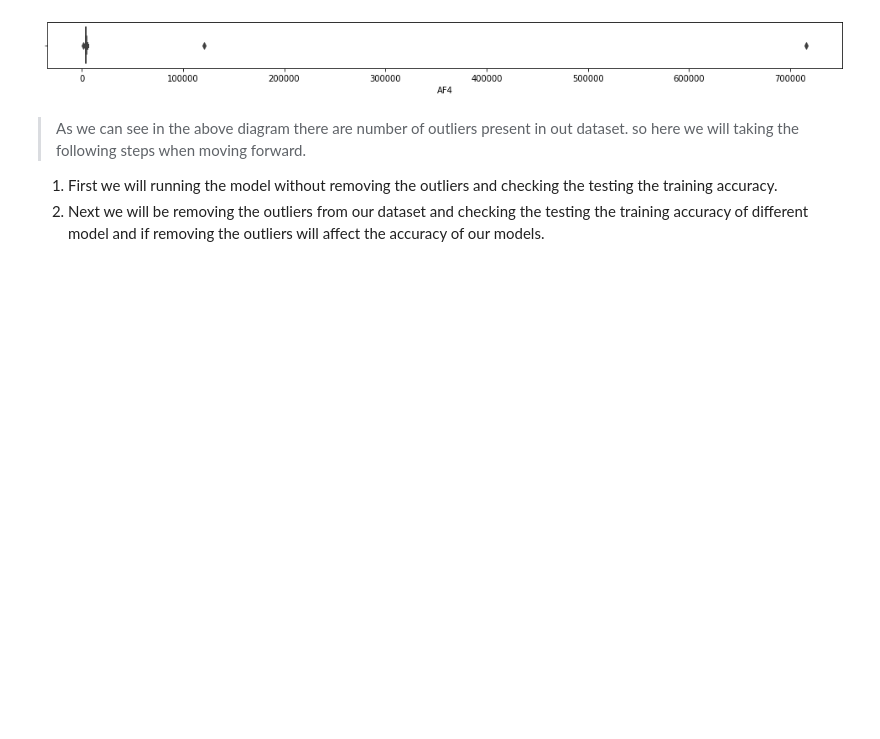
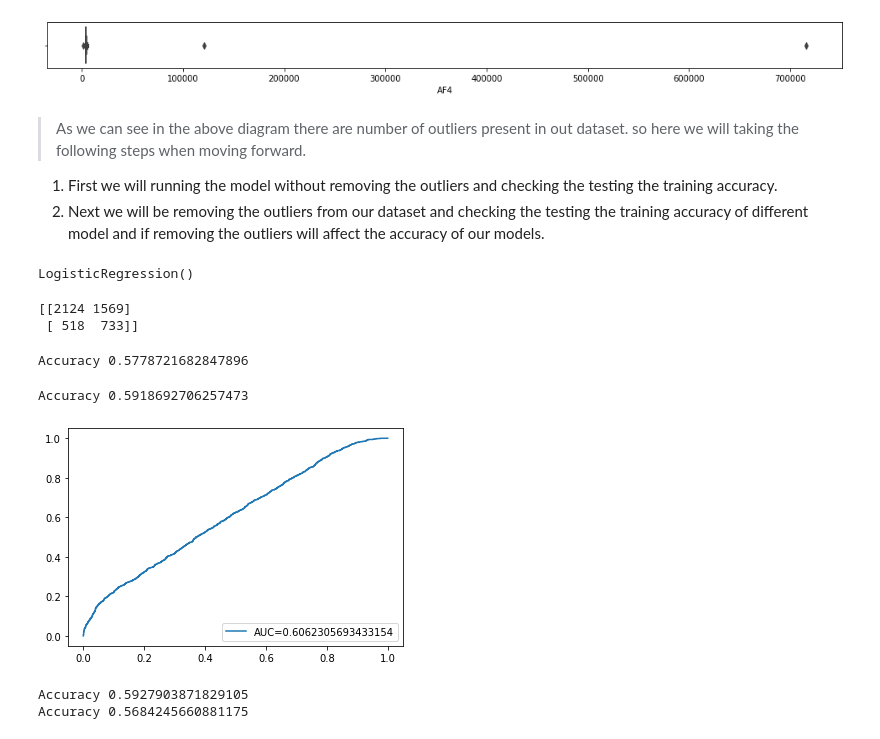
Before and after one commit to mahii6991/Kaggle_Projects, a Jupyter notebook: eeg-dataset-for-classification.ipynb, the cells around one changed output. Saved outputs shown, nothing was run; the diff lists cells and outputs as text; code cells hidden in the pictures; blank space fills up the shorter version.

Commit message:
Kaggle Notebook | EEG Dataset for classification | Version 4

```diff
--- a/eeg-dataset-for-classification.ipynb
+++ b/eeg-dataset-for-classification.ipynb
@@ -161,3 +186,20 @@ for column in data_1:
 > As we can see in the above diagram there are number of outliers present in out dataset. so here we will taking the following steps when moving forward.
 1. First we will running the model without removing the outliers and checking the testing the training accuracy.
 2.  Next we will be removing the outliers from our dataset and checking the testing the training accuracy of different model and if removing the outliers will affect the accuracy of our models.
+# %%
+#creating the training and testing samples of the dataset
+X = data_1.copy()
+y = df['eyeDetection'].copy()
+# %%
+from sklearn.model_selection import train_test_split
+from sklearn.preprocessing import StandardScaler
+from sklearn.linear_model import LogisticRegression
+#splitting the dataset into the testing and the training form
+X_train, X_test, y_train, y_test = train_test_split(StandardScaler().fit_transform(X), y, test_size=0.33, random_state=42)
+# %%
+#loading the model
+Mymodel = LogisticRegression()
+
+Mymodel.fit(X_train,y_train)
+# %% [output]
+LogisticRegression()
@@ -163,0 +213,23 @@ for column in data_1:
+# %%
+print(Myconfusion)
+# %% [output]
+[[2124 1569]
+ [ 518  733]]
+# %%
+print("Accuracy",metrics.accuracy_score(y_pred,y_test)) #this is fro the testing accuracy.
+# %% [output]
+Accuracy 0.5778721682847896
+# %%
+print("Accuracy",metrics.accuracy_score(Mymodel.predict(X_train),y_train)) ##this is for the training accuracy.
+# %% [output]
+Accuracy 0.5918692706257473
+# %%
+#now here we will be trying to plot the ROC curve
+ypred_prob = Mymodel.predict_proba(X_test)[::,1]
+fpr, tpr, _ = metrics.roc_curve(y_test,  ypred_prob)
+auc = metrics.roc_auc_score(y_test, ypred_prob)
+plt.plot(fpr,tpr,label="AUC="+str(auc))
+plt.legend(loc=4)
+plt.show()
+# %% [output]
+[figure, added]
@@ -163,0 +249,6 @@ for column in data_1:
+# %%
+print("Accuracy",metrics.accuracy_score(Mymodel.predict(X_train_scale),y_train)) ##this is for the training accuracy.
+print("Accuracy",metrics.accuracy_score(Mymodel.predict(X_test_scale),y_test)) ##this is for the training accuracy.
+# %% [output]
+Accuracy 0.5927903871829105
+Accuracy 0.5684245660881175
```
Also changed, not shown: parts of 12 cells of this notebook.
